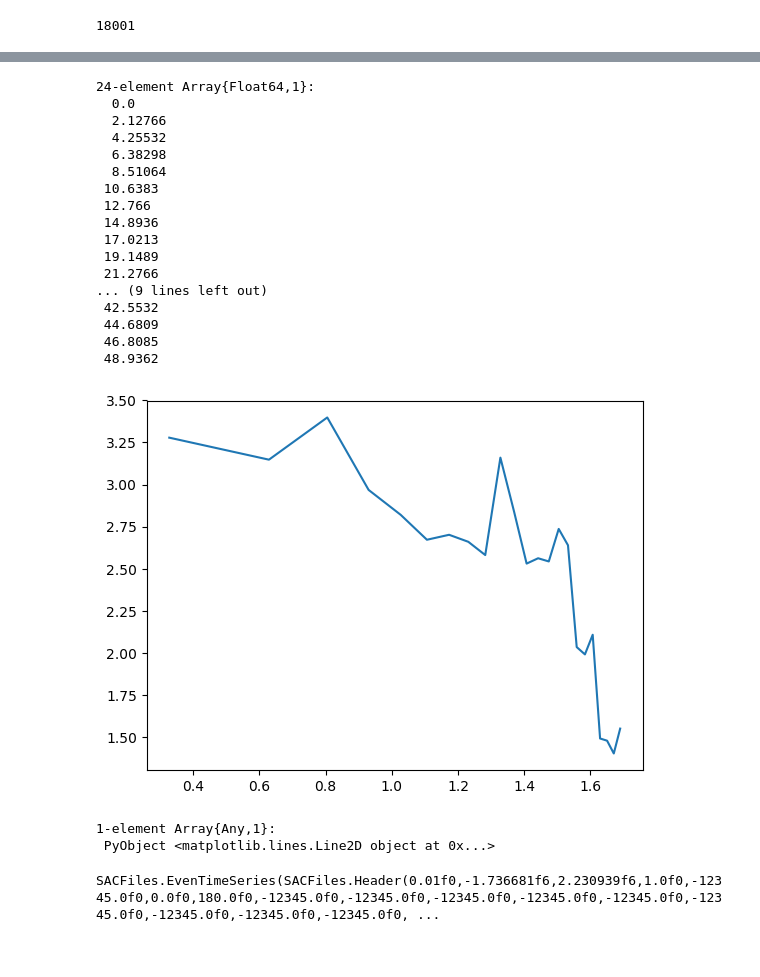
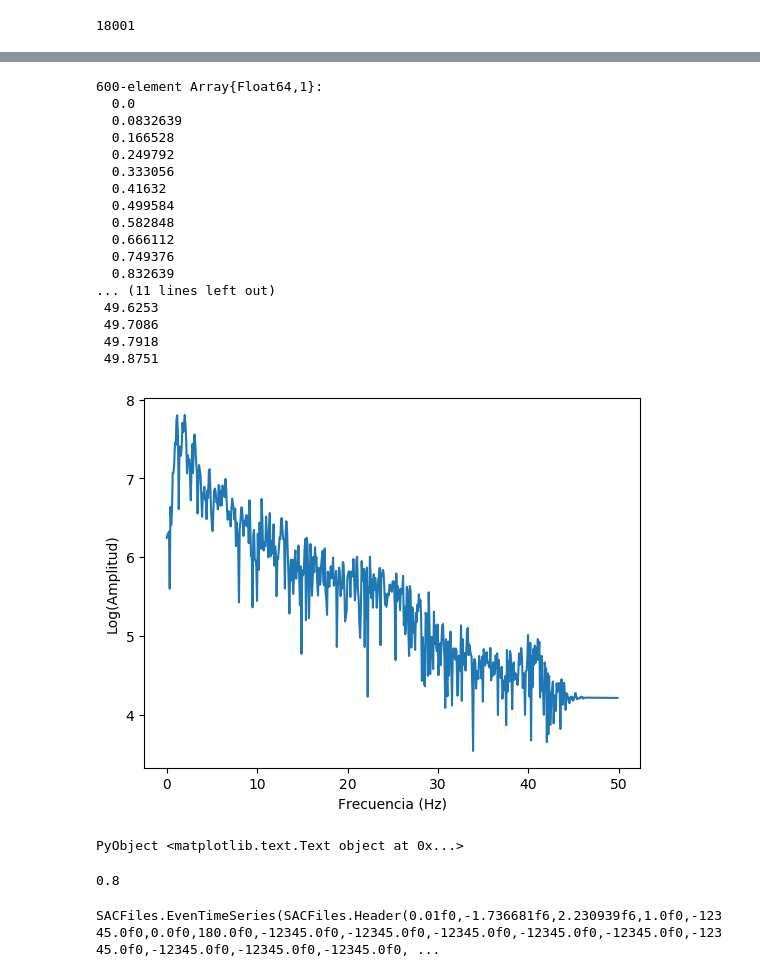
Before and after one commit to RadamesGutierrezZ/Verano, a Jupyter notebook: PrimerEvento.ipynb, the cells around one changed output, grey strips where cells are left out. Saved outputs shown, nothing was run; the diff lists cells and outputs as text; code cells hidden in the pictures.

Commit message:
Amplitud

```diff
--- a/PrimerEvento.ipynb
+++ b/PrimerEvento.ipynb
@@ -177,3 +178,3 @@ plot((log10(FxondaP)),abs(log10(ondaPZ)))
 # %%
-ondaS = D1Z[24:70]
+ondaS = D1Z[2800:4000]
 # %% [output]
@@ -221,5 +222,5 @@ plot(Ftra2)
 1-element Array{Any,1}:
  PyObject <matplotlib.lines.Line2D object at 0x...>
 # %%
-ondaSZ = Ftra2[1:24]
+ondaSZ = Ftra2[1:600]
 # %% [output]
@@ -243,29 +244,34 @@ ondaSZ = Ftra2[1:24]
 # %%
-FxondaS = collect(0:24-1)*(100/length(Ftra2))
+FxondaS = collect(0:600-1)*(100/length(Ftra2))
 # %% [output]
-24-element Array{Float64,1}:
+600-element Array{Float64,1}:
   0.0
-  2.12766
-  4.25532
-  6.38298
-  8.51064
- 10.6383
- 12.766
- 14.8936
- 17.0213
- 19.1489
- 21.2766
-... (9 lines left out)
- 42.5532
- 44.6809
- 46.8085
- 48.9362
+  0.0832639
+  0.166528
+  0.249792
+  0.333056
+  0.41632
+  0.499584
+  0.582848
+  0.666112
+  0.749376
+  0.832639
+... (11 lines left out)
+ 49.6253
+ 49.7086
+ 49.7918
+ 49.8751
 # %%
-plot(log10(FxondaS),abs(log10(ondaSZ)))
+plot((FxondaS),abs(log10(ondaSZ)))
+ylabel("Log(Amplitud)")
+xlabel("Frecuencia (Hz)")
 # %% [output]
-[figure, old version]
+[figure, new version]
-1-element Array{Any,1}:
- PyObject <matplotlib.lines.Line2D object at 0x...>
+PyObject <matplotlib.text.Text object at 0x...>
+# %%
+FcSZ = 0.8
+# %% [output]
+0.8
 # %%
 S1E = readsac("Sismo1E.SAC")
 # %% [output]
```
Also changed, not shown: parts of 32 cells of this notebook.
